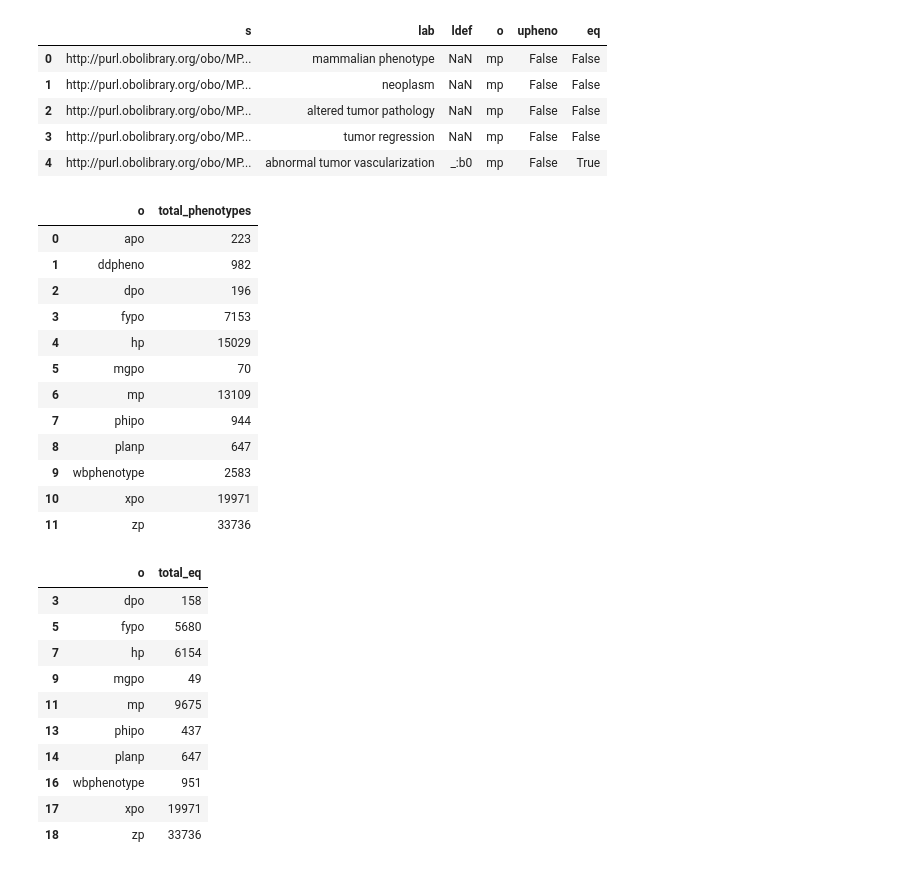
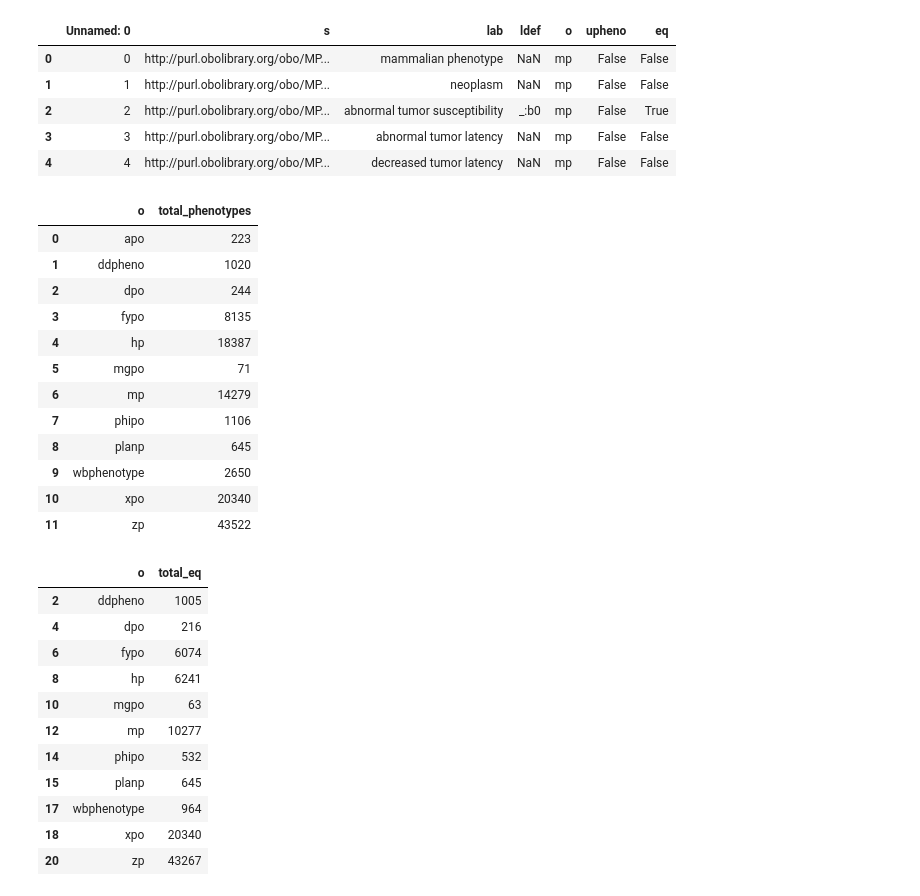
Before and after one commit to obophenotype/upheno-dev, a Jupyter notebook: src/scripts/upheno_analysis.ipynb, the cells around one changed output. Cells and saved outputs as stored; diff of their text form; code cells hidden in the pictures.

```diff
--- a/src/scripts/upheno_analysis.ipynb
+++ b/src/scripts/upheno_analysis.ipynb
@@ -16,5 +16,6 @@ from lib import uPhenoConfig, get_defined_phenotypes
 ### Configuration
 yaml.warnings({'YAMLLoadWarning': False})
 #upheno_config_file = sys.argv[1]
-upheno_config_file = os.path.join("/Users/matentzn/ws/upheno-dev/src/curation/upheno-config.yaml")
-ws = "/Users/matentzn/tmp_data/var/lib/jenkins/workspace/upheno2-pipeline@2/src"
+#upheno_config_file = os.path.join("/Users/matentzn/ws/upheno-dev/src/curation/upheno-config.yaml")
+#ws = "/Users/matentzn/tmp_data/var/lib/jenkins/workspace/upheno2-pipeline@2/src"
+upheno_eq_analysis = "/Users/matentzn/ws/upheno-dev/src/ontology/reports/upheno-eq-analysis.csv"
@@ -86,14 +69,15 @@ True  51798
 # %%
 #del df_pheno['ldef']
 #del df_pheno['lab']
+df_pheno = pd.read_csv(upheno_eq_analysis)
 df_pheno.head()
 # %% [output]
-|  | s | lab | ldef | o | upheno | eq |
-| 0 | http://purl.obolibrary.org/obo/MP... | mammalian phenotype | NaN | mp | False | False |
-| 1 | http://purl.obolibrary.org/obo/MP... | neoplasm | NaN | mp | False | False |
-| 2 | http://purl.obolibrary.org/obo/MP... | altered tumor pathology | NaN | mp | False | False |
-| 3 | http://purl.obolibrary.org/obo/MP... | tumor regression | NaN | mp | False | False |
-| 4 | http://purl.obolibrary.org/obo/MP... | abnormal tumor vascularization | _:b0 | mp | False | True |
+|  | Unnamed: 0 | s | lab | ldef | o | upheno | eq |
+| 0 | 0 | http://purl.obolibrary.org/obo/MP... | mammalian phenotype | NaN | mp | False | False |
+| 1 | 1 | http://purl.obolibrary.org/obo/MP... | neoplasm | NaN | mp | False | False |
+| 2 | 2 | http://purl.obolibrary.org/obo/MP... | abnormal tumor susceptibility | _:b0 | mp | False | True |
+| 3 | 3 | http://purl.obolibrary.org/obo/MP... | abnormal tumor latency | NaN | mp | False | False |
+| 4 | 4 | http://purl.obolibrary.org/obo/MP... | decreased tumor latency | NaN | mp | False | False |
 # %%
 df_pheno_o=df_pheno[['s','o']].groupby(['o']).count()
 df_pheno_o=df_pheno_o.add_suffix('_Count').reset_index()
@@ -102,17 +86,17 @@ df_pheno_o
 # %% [output]
 |  | o | total_phenotypes |
 | 0 | apo | 223 |
-| 1 | ddpheno | 982 |
-| 2 | dpo | 196 |
-| 3 | fypo | 7153 |
-| 4 | hp | 15029 |
-| 5 | mgpo | 70 |
-| 6 | mp | 13109 |
-| 7 | phipo | 944 |
-| 8 | planp | 647 |
-| 9 | wbphenotype | 2583 |
-| 10 | xpo | 19971 |
-| 11 | zp | 33736 |
+| 1 | ddpheno | 1020 |
+| 2 | dpo | 244 |
+| 3 | fypo | 8135 |
+| 4 | hp | 18387 |
+| 5 | mgpo | 71 |
+| 6 | mp | 14279 |
+| 7 | phipo | 1106 |
+| 8 | planp | 645 |
+| 9 | wbphenotype | 2650 |
+| 10 | xpo | 20340 |
+| 11 | zp | 43522 |
 # %%
 df_pheno_o_eq=df_pheno[['s','o','eq']].groupby(['o','eq']).count()
 df_pheno_o_eq=df_pheno_o_eq.add_suffix('_Count').reset_index()
@@ -122,16 +106,17 @@ df_pheno_o_eq.columns=['o','total_eq']
 df_pheno_o_eq
 # %% [output]
 |  | o | total_eq |
-| 3 | dpo | 158 |
-| 5 | fypo | 5680 |
-| 7 | hp | 6154 |
-| 9 | mgpo | 49 |
-| 11 | mp | 9675 |
-| 13 | phipo | 437 |
-| 14 | planp | 647 |
-| 16 | wbphenotype | 951 |
-| 17 | xpo | 19971 |
-| 18 | zp | 33736 |
+| 2 | ddpheno | 1005 |
+| 4 | dpo | 216 |
+| 6 | fypo | 6074 |
+| 8 | hp | 6241 |
+| 10 | mgpo | 63 |
+| 12 | mp | 10277 |
+| 14 | phipo | 532 |
+| 15 | planp | 645 |
+| 17 | wbphenotype | 964 |
+| 18 | xpo | 20340 |
+| 20 | zp | 43267 |
 # %%
 df_pheno_o_eq_upheno=df_pheno[['s','o','upheno']].groupby(['o','upheno']).count()
 df_pheno_o_eq_upheno=df_pheno_o_eq_upheno.add_suffix('_Count').reset_index()
```
Also changed, not shown: parts of 11 cells of this notebook.
